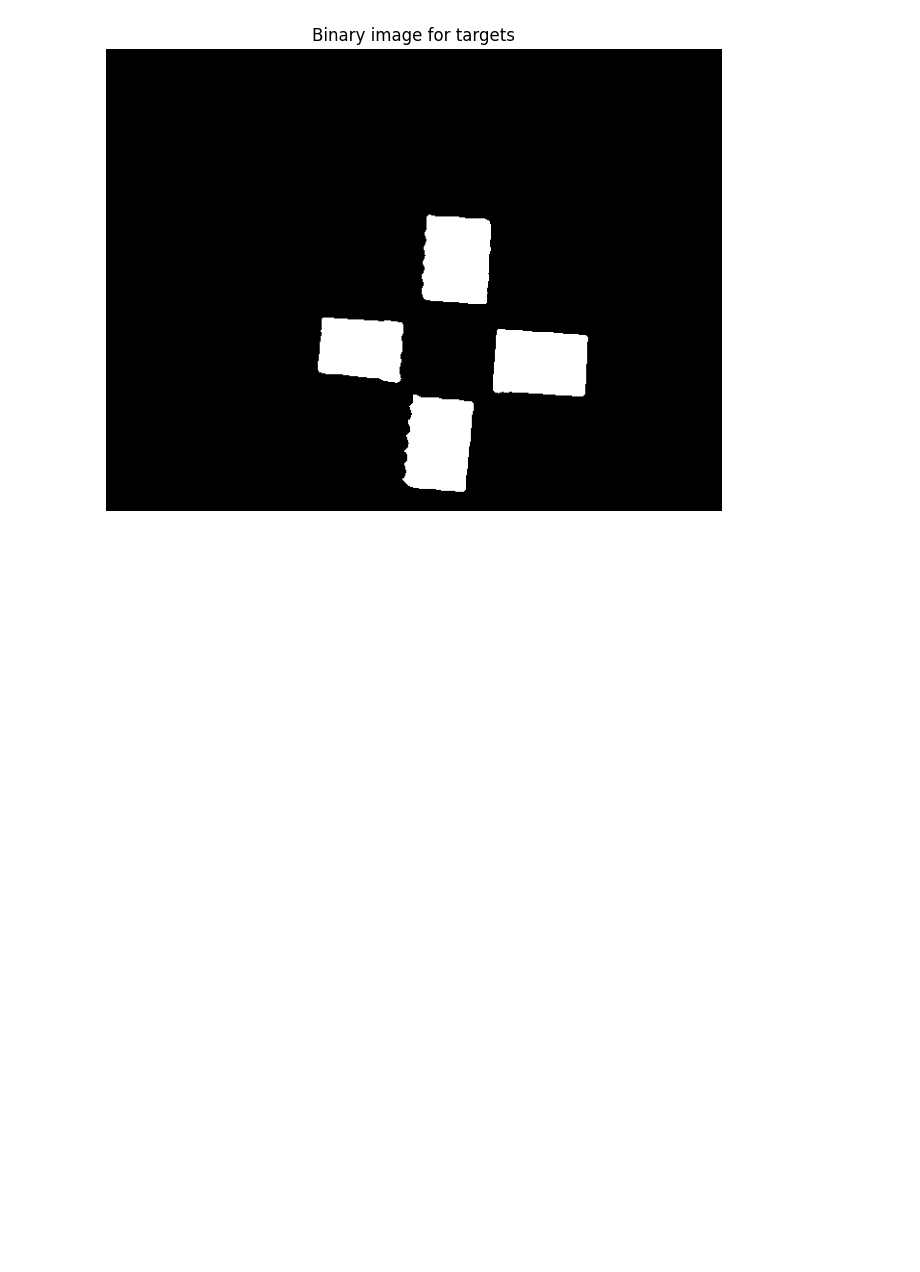
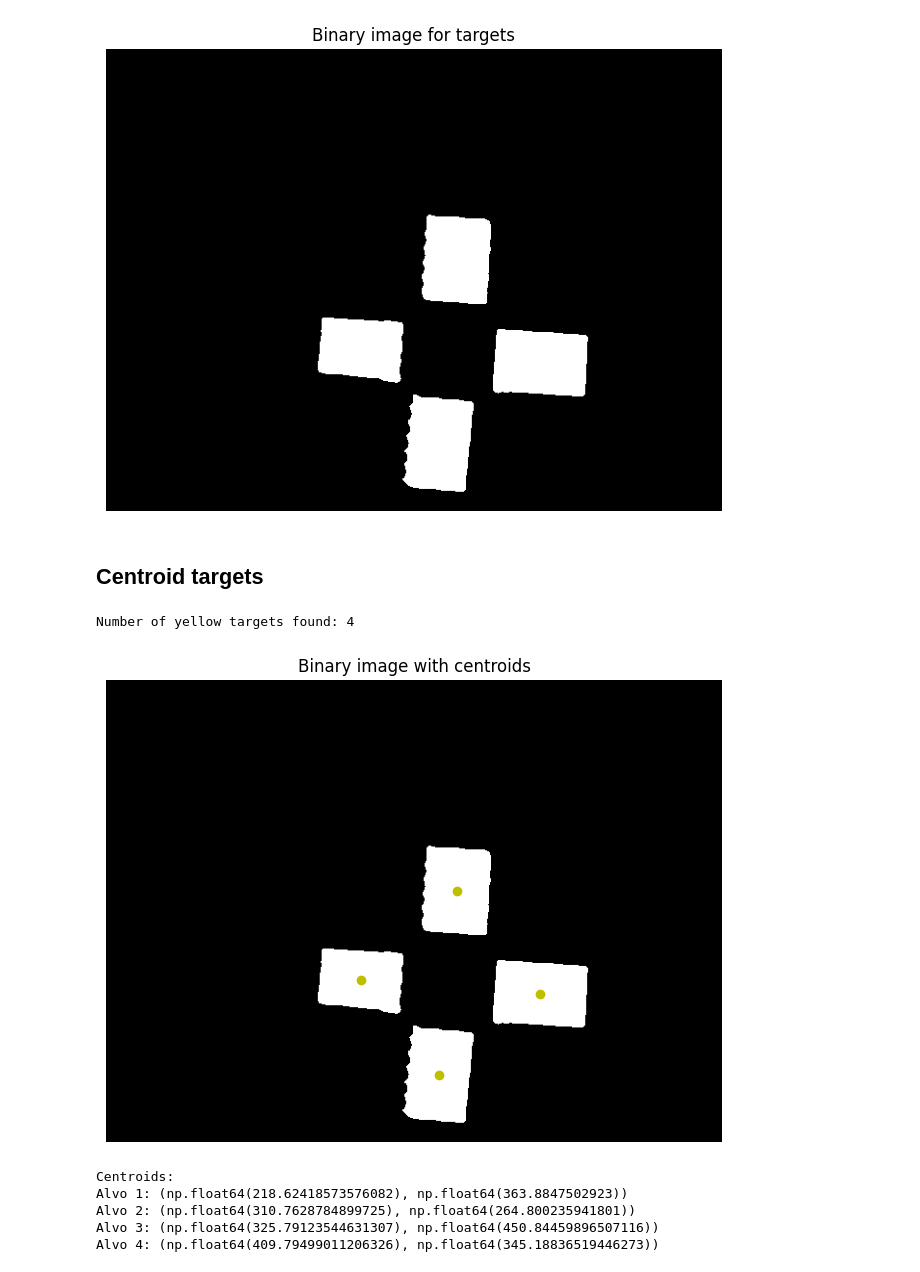
Before and after one commit to IvonLuiz/computer_vision, a Jupyter notebook: 8-color_classification/classification.ipynb, the cells around one changed output. Cells and saved outputs as stored; diff of their text form; code cells hidden in the pictures; blank space fills up the shorter version.

Commit message:
centroid calculation

```diff
--- a/8-color_classification/classification.ipynb
+++ b/8-color_classification/classification.ipynb
@@ -122,3 +122,33 @@ plt.axis("off")
 plt.show()
 # %% [output]
 [figure]
+# %% [markdown]
+## Centroid targets
+# %%
+labeled_array, num_features = label(binary_image)
+print(f"Number of yellow targets found: {num_features}")
+
+# Calculate centroids of each target
+centroids = center_of_mass(binary_image, labeled_array, range(1, num_features + 1))
+
+plt.figure(figsize=(10, 6))
+plt.imshow(binary_image, cmap="gray")
+plt.title("Binary image with centroids")
+plt.axis("off")
+
+# Add centroids to image
+for centroid in centroids:
+    plt.plot(centroid[1], centroid[0], "yo")  # (inverted y, x)
+plt.show()
+
+print("Centroids:")
+for i, centroid in enumerate(centroids, 1):
+    print(f"Alvo {i}: {centroid}")
+# %% [output]
+Number of yellow targets found: 4
+[figure, added]
+Centroids:
+Alvo 1: (np.float64(218.62418573576082), np.float64(363.8847502923))
+Alvo 2: (np.float64(310.7628784899725), np.float64(264.800235941801))
+Alvo 3: (np.float64(325.79123544631307), np.float64(450.84459896507116))
+Alvo 4: (np.float64(409.79499011206326), np.float64(345.18836519446273))
```
